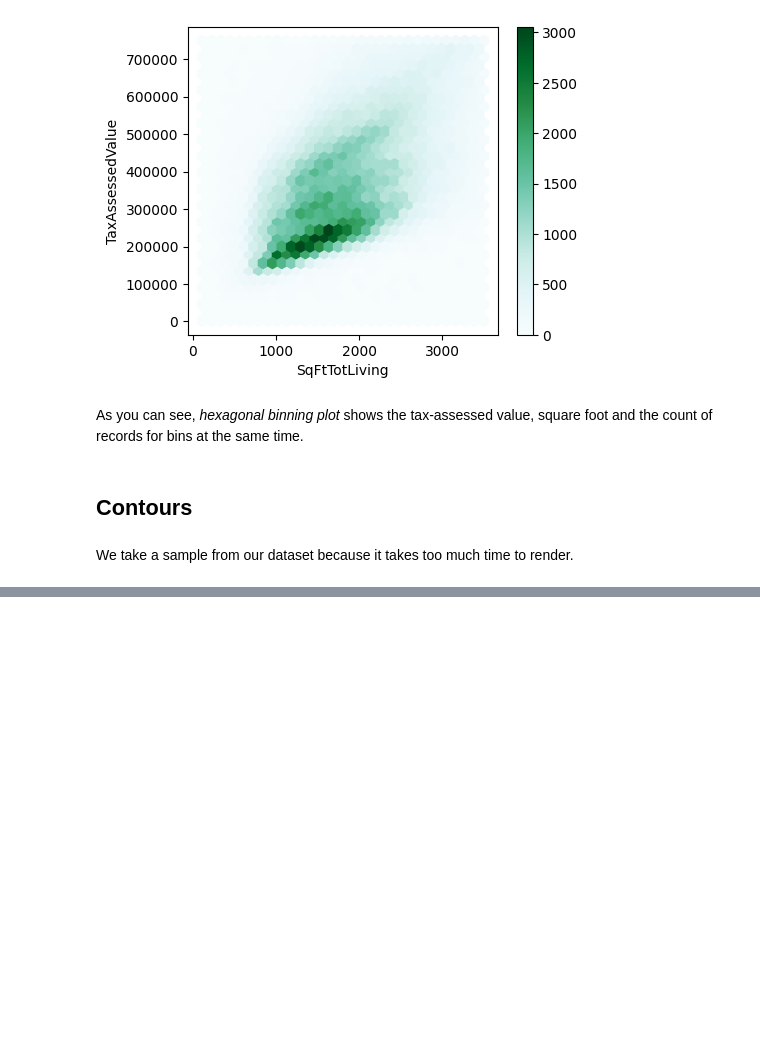
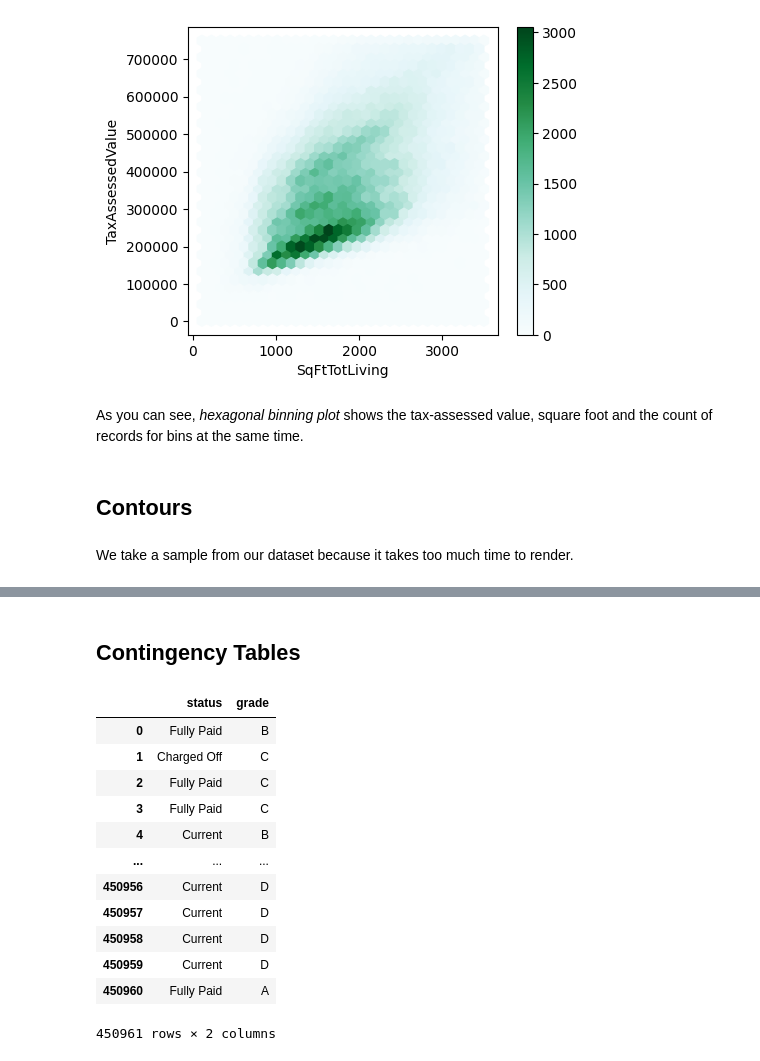
Before and after one commit to dybdeskarphet/databook, a Jupyter notebook: src/06_exploring_two_or_more_variables.ipynb, the cells around one changed output, grey strips where cells are left out. Cells and saved outputs as stored; diff of their text form; code cells hidden in the pictures; blank space fills up the shorter version.

```diff
--- a/src/06_exploring_two_or_more_variables.ipynb
+++ b/src/06_exploring_two_or_more_variables.ipynb
@@ -63,0 +64,19 @@ ax = sns.kdeplot(x=sample.SqFtTotLiving, y=sample.TaxAssessedValue, fill=True)
+# %% [markdown]
+## Contingency Tables
+# %%
+lc_loans = pd.read_csv("./data/lc_loans.csv")
+lc_loans
+# %% [output]
+|  | status | grade |
+| 0 | Fully Paid | B |
+| 1 | Charged Off | C |
+| 2 | Fully Paid | C |
+| 3 | Fully Paid | C |
+| 4 | Current | B |
+| ... | ... | ... |
+| 450956 | Current | D |
+| 450957 | Current | D |
+| 450958 | Current | D |
+| 450959 | Current | D |
+| 450960 | Fully Paid | A |
+450961 rows × 2 columns
```
Also changed, not shown: parts of 4 cells of this notebook, 1 other file.
